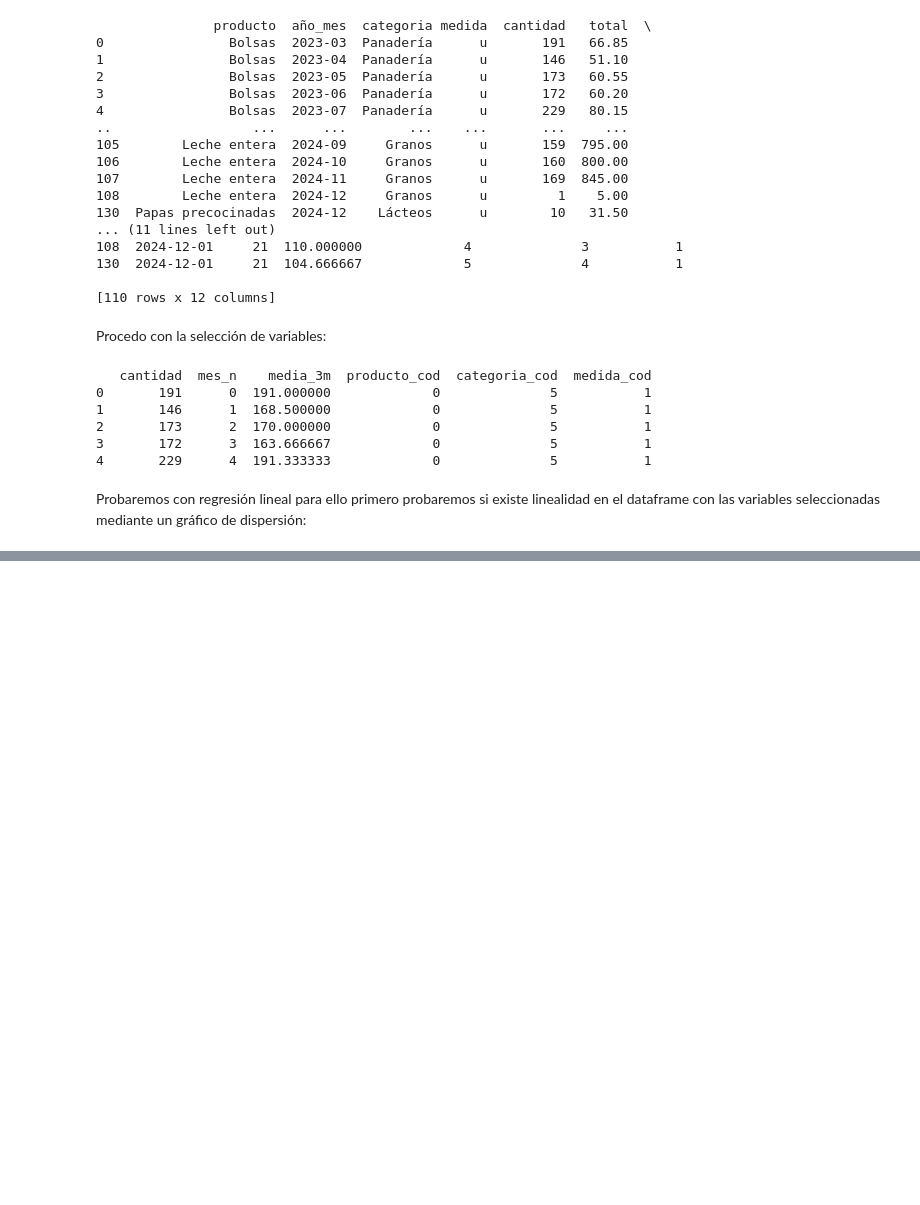
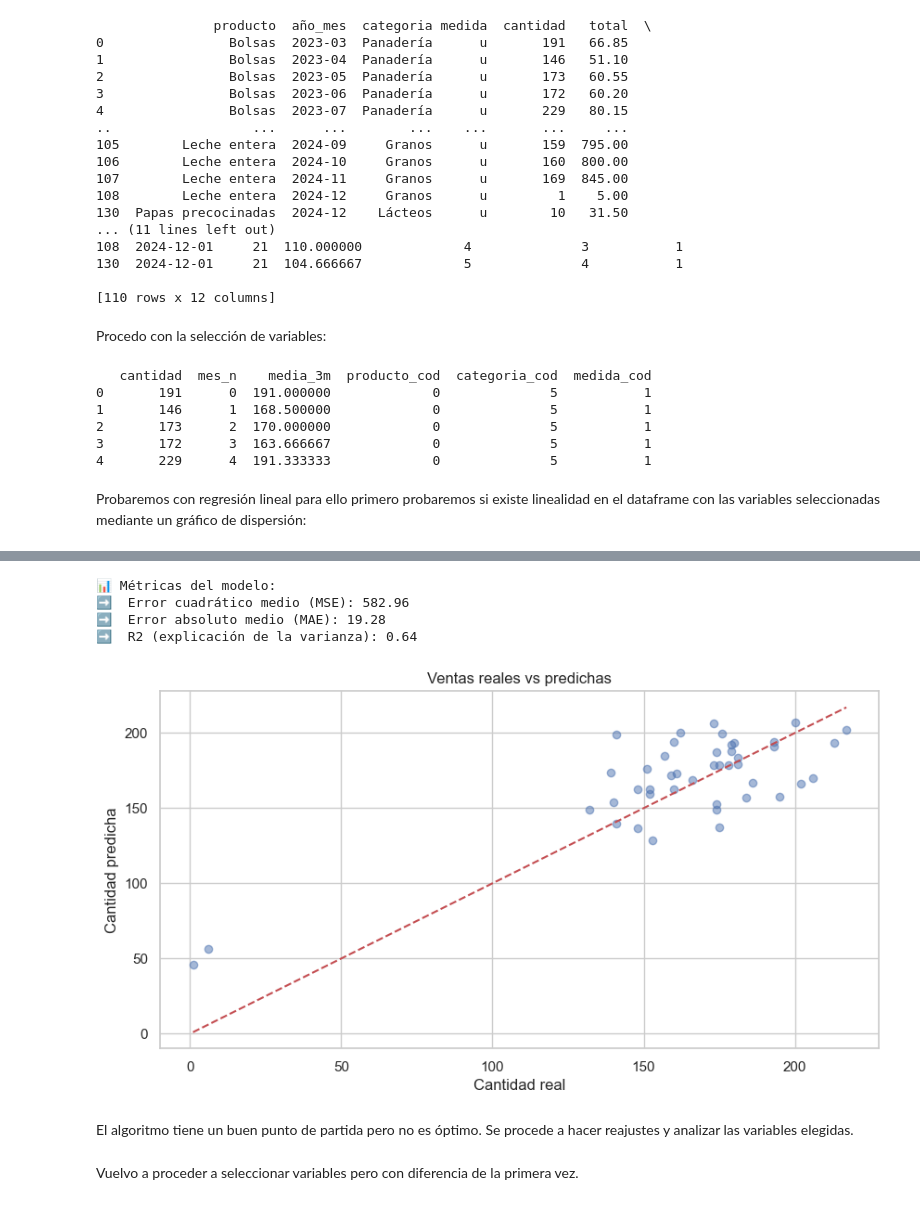
Before and after one commit to Arizael000/logisticPrediction, a Jupyter notebook: Version 2/Training_test.ipynb, the cells around one changed output, grey strips where cells are left out. Drawn from its saved outputs; the diff is of its cells as text; code cells hidden in the pictures; blank space fills up the shorter version.

```diff
--- a/Version 2/Training_test.ipynb
+++ b/Version 2/Training_test.ipynb
@@ -95,0 +206,60 @@ plt.show()
+# %%
+#Este modulo lo usaré para dividir el conjunto de datos en entrenamiento y prueba
+from sklearn.model_selection import train_test_split
+
+X_train, X_test, y_train, y_test = train_test_split(
+    x,y, test_size = 0.2, random_state=42
+)
+
+
+# Paso 2: Escalado (opcional pero recomendado)
+from sklearn.preprocessing import StandardScaler
+
+scaler = StandardScaler()
+X_train_scaled = scaler.fit_transform(X_train)
+X_test_scaled = scaler.transform(X_test)
+
+# Paso 3: Entrenar modelo (Regresión Lineal)
+from sklearn.linear_model import LinearRegression
+
+modelo = LinearRegression()
+modelo.fit(X_train_scaled, y_train)
+
+# Paso 4: Predecir
+y_pred = modelo.predict(X_test_scaled)
+
+# Paso 5: Evaluar el modelo
+from sklearn.metrics import mean_squared_error, r2_score, mean_absolute_error
+
+mse = mean_squared_error(y_test, y_pred)
+mae = mean_absolute_error(y_test, y_pred)
+r2 = r2_score(y_test, y_pred)
+
+print(f"📊 Métricas del modelo:")
+print(f"➡️  Error cuadrático medio (MSE): {mse:.2f}")
+print(f"➡️  Error absoluto medio (MAE): {mae:.2f}")
+print(f"➡️  R2 (explicación de la varianza): {r2:.2f}")
+# %% [output]
+📊 Métricas del modelo:
+➡️  Error cuadrático medio (MSE): 582.96
+➡️  Error absoluto medio (MAE): 19.28
+➡️  R2 (explicación de la varianza): 0.64
+# %%
+import matplotlib.pyplot as plt
+
+plt.figure(figsize=(10, 5))
+plt.scatter(y_test, y_pred, alpha=0.5)
+plt.xlabel("Cantidad real")
+plt.ylabel("Cantidad predicha")
+plt.title("Ventas reales vs predichas")
+plt.plot([y_test.min(), y_test.max()], [y_test.min(), y_test.max()], 'r--')  # línea perfecta
+plt.grid(True)
+plt.savefig("grafico_pred_vs_real.png", dpi=300, bbox_inches='tight')
+plt.show()
+# %% [output]
+[figure, added]
+# %% [markdown]
+El algoritmo tiene un buen punto de partida pero no es óptimo.
+Se procede a hacer reajustes y analizar las variables elegidas.
+# %% [markdown]
+Vuelvo a proceder a seleccionar variables pero con diferencia de la primera vez.
```
Also changed, not shown: parts of 10 cells of this notebook, 7 other files.
